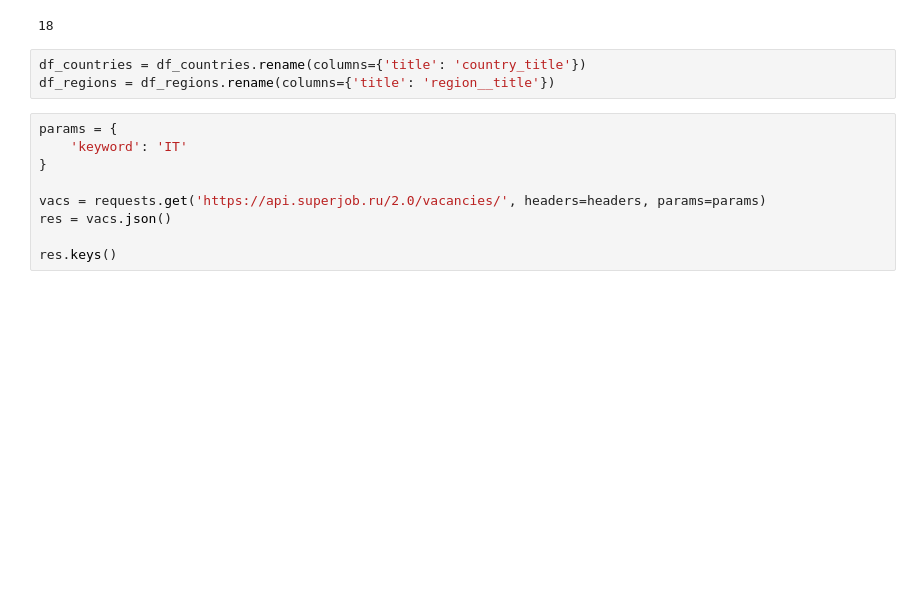
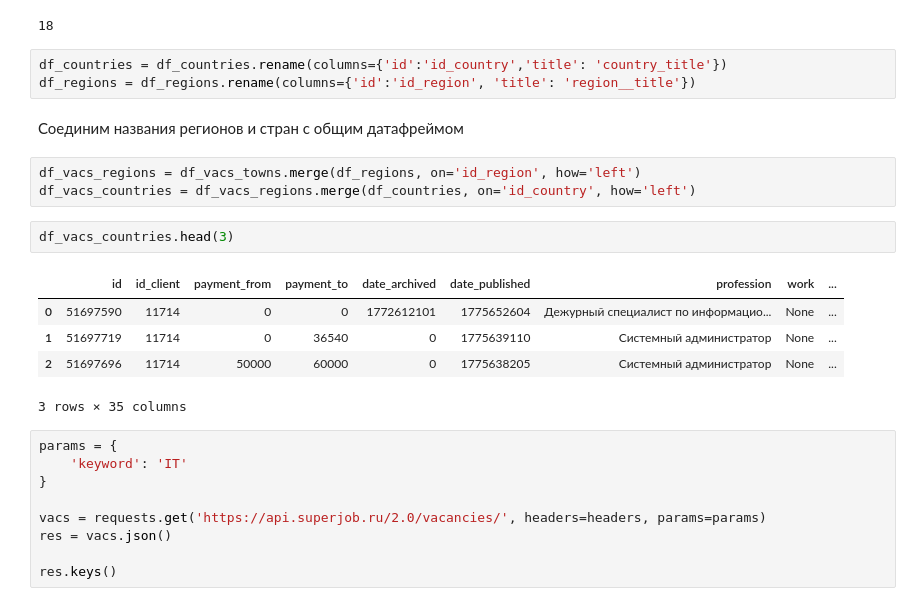
Before and after one commit to leosh1d/gp2, a Jupyter notebook: code/collecting/superjob.ipynb, the cells around one changed output. Drawn from its saved outputs; the diff is of its cells as text; blank space fills up the shorter version.

Commit message:
merge vacancies with regions and countries

```diff
--- a/code/collecting/superjob.ipynb
+++ b/code/collecting/superjob.ipynb
@@ -278,8 +279,21 @@ len(res_countries['objects'])
 # %% [output]
 18
 # %%
-df_countries = df_countries.rename(columns={'title': 'country_title'})
-df_regions = df_regions.rename(columns={'title': 'region__title'})
+df_countries = df_countries.rename(columns={'id':'id_country','title': 'country_title'})
+df_regions = df_regions.rename(columns={'id':'id_region', 'title': 'region__title'})
+# %% [markdown]
+Соединим названия регионов и стран с общим датафреймом
+# %%
+df_vacs_regions = df_vacs_towns.merge(df_regions, on='id_region', how='left')
+df_vacs_countries = df_vacs_regions.merge(df_countries, on='id_country', how='left')
+# %%
+df_vacs_countries.head(3)
+# %% [output]
+|  | id | id_client | payment_from | payment_to | date_archived | date_published | profession | work | ... |
+| 0 | 51697590 | 11714 | 0 | 0 | 1772612101 | 1775652604 | Дежурный специалист по информацио... | None | ... |
+| 1 | 51697719 | 11714 | 0 | 36540 | 0 | 1775639110 | Системный администратор | None | ... |
+| 2 | 51697696 | 11714 | 50000 | 60000 | 0 | 1775638205 | Системный администратор | None | ... |
+3 rows × 35 columns
 # %%
 params = {
     'keyword': 'IT'
```
Also changed, not shown: parts of 1 cell of this notebook.
